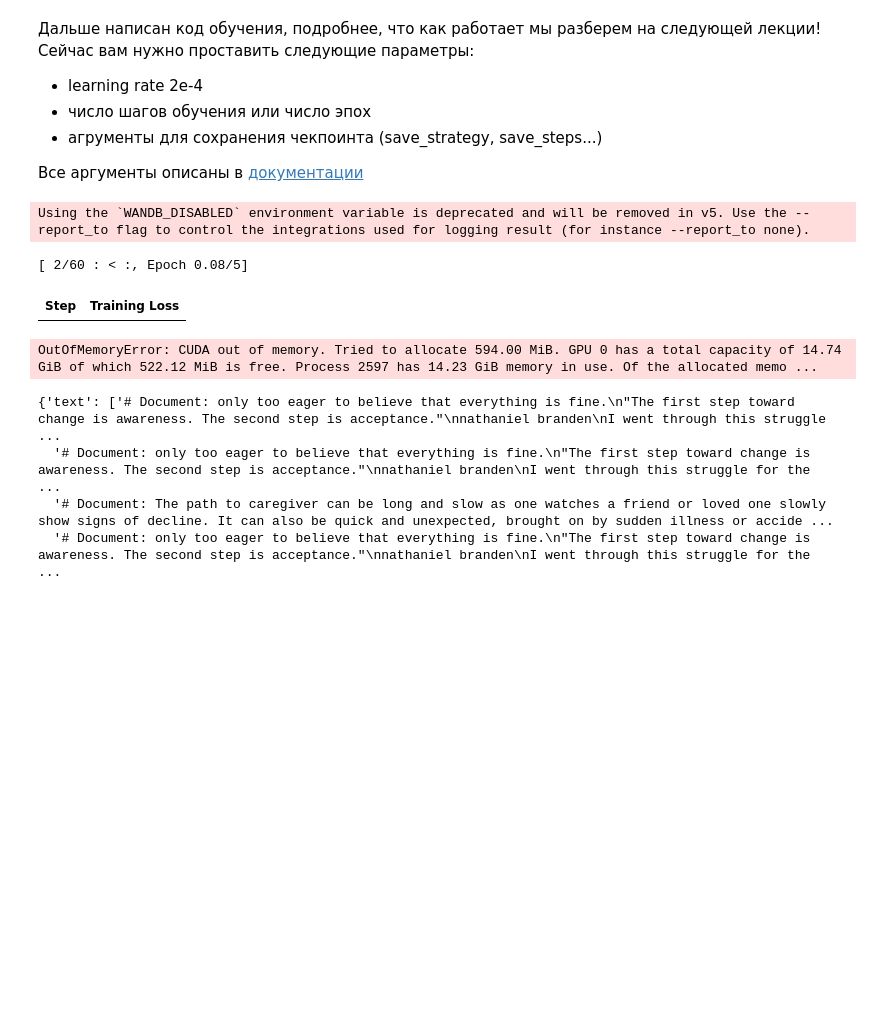
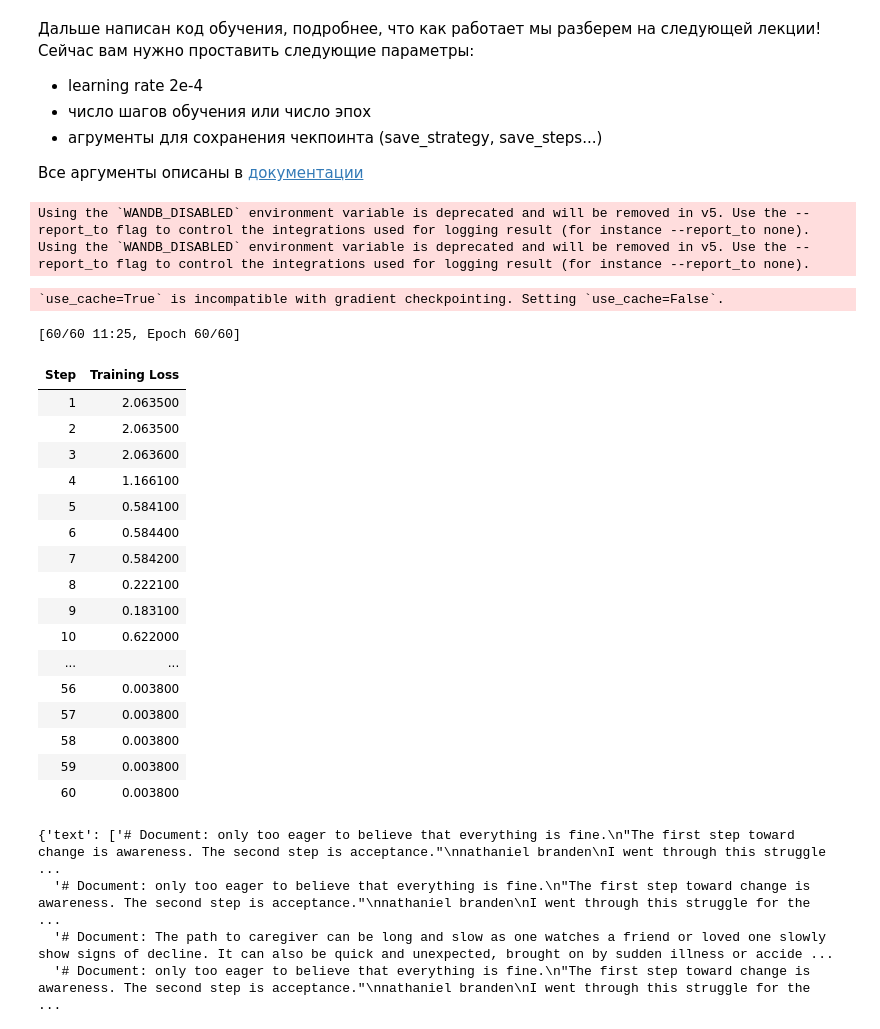
Before and after one commit to igor-cheb/deepschool_LLMs, a Jupyter notebook: hw10_Chebuniaev_Igor.ipynb, the cells around one changed output. Saved outputs shown, nothing was run; the diff lists cells and outputs as text; code cells hidden in the pictures; blank space fills up the shorter version.

```diff
--- a/hw10_Chebuniaev_Igor.ipynb
+++ b/hw10_Chebuniaev_Igor.ipynb
@@ -496,7 +484,7 @@ print(df[df["type"] == "greedy"]["score"].mean())
 # %%
 rows = []
 # your code here
-for query in train_queries:
+for query in train_queries[:5]:
   loc_df = df[df['query'] == query].copy()
   rows.append(loc_df[loc_df['score'] == loc_df['score'].max()].values[0])
 
@@ -580,7 +568,7 @@ args = SFTConfig(
     # num_train_epochs = 1, # 1 эпоха = 1 полный проход по данным
     max_steps = 60, # сколько шагов обучения сделать
     save_strategy="steps",
-    save_steps=10,
+    save_steps=30,
 
     # eval_strategy="steps",
     # eval_steps=10,
@@ -588,35 +576,52 @@ args = SFTConfig(
     gradient_checkpointing = True,
     ############
 
     fp16 = True,
     logging_steps = 1,
     optim = "adamw_torch",
     weight_decay = 0.01,
     lr_scheduler_type = "linear",
     seed = 3407,
     output_dir = "outputs",
     dataset_text_field = "text",
     max_seq_length = 512,
     dataset_num_proc = 2,
     packing = False,
     report_to=None,
     # load_best_model_at_end=True,
     load_best_model_at_end=False,
 )
 
 trainer = SFTTrainer(
     model = model,
     processing_class = tokenizer,
     train_dataset = dataset,
     args = args
 )
 
 trainer_stats = trainer.train()
 # %% [output]
 Using the `WANDB_DISABLED` environment variable is deprecated and will be removed in v5. Use the --report_to flag to control the integrations used for logging result (for instance --report_to none).
+Using the `WANDB_DISABLED` environment variable is deprecated and will be removed in v5. Use the --report_to flag to control the integrations used for logging result (for instance --report_to none).
-[ 2/60 : < :, Epoch 0.08/5]
+`use_cache=True` is incompatible with gradient checkpointing. Setting `use_cache=False`.
+[60/60 11:25, Epoch 60/60]
 | Step | Training Loss |
+| 1 | 2.063500 |
+| 2 | 2.063500 |
+| 3 | 2.063600 |
+| 4 | 1.166100 |
+| 5 | 0.584100 |
+| 6 | 0.584400 |
+| 7 | 0.584200 |
+| 8 | 0.222100 |
+| 9 | 0.183100 |
+| 10 | 0.622000 |
+| ... | ... |
+| 56 | 0.003800 |
+| 57 | 0.003800 |
+| 58 | 0.003800 |
+| 59 | 0.003800 |
+| 60 | 0.003800 |
-OutOfMemoryError: CUDA out of memory. Tried to allocate 594.00 MiB. GPU 0 has a total capacity of 14.74 GiB of which 522.12 MiB is free. Process 2597 has 14.23 GiB memory in use. Of the allocated memo ...
 # %%
 dataset[:10]
 # %% [output]
```
Also changed, not shown: parts of 11 cells of this notebook.
